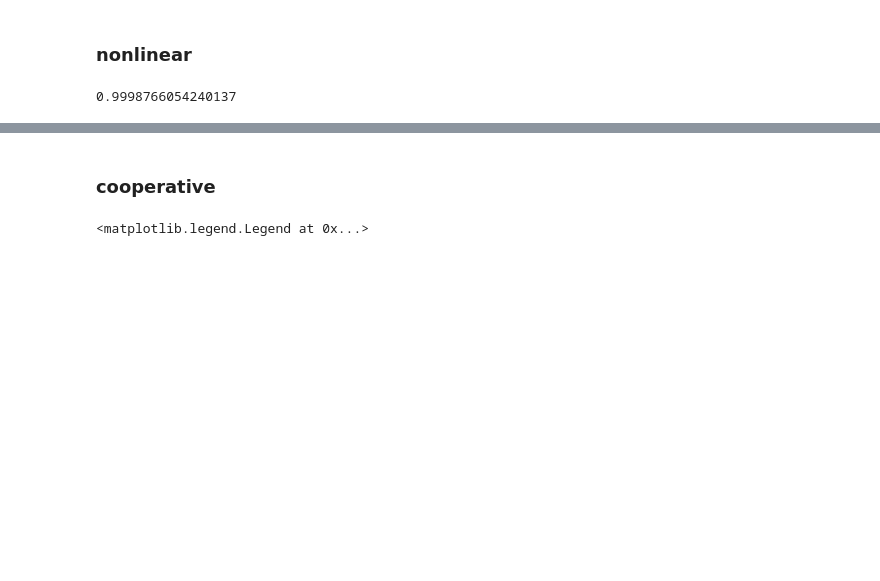
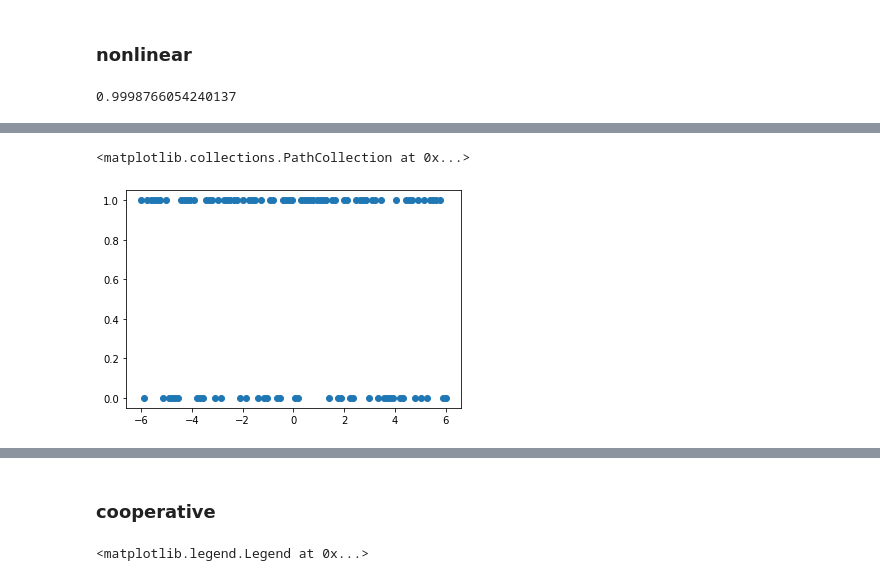
Before and after one commit to wooohoooo/thompson_sampling, a Jupyter notebook: 01_multi_armed_bandits.ipynb, the cells around one changed output, grey strips where cells are left out. Cells and saved outputs as stored; diff of their text form; code cells hidden in the pictures; blank space fills up the shorter version.

```diff
--- a/01_multi_armed_bandits.ipynb
+++ b/01_multi_armed_bandits.ipynb
@@ -199,0 +200,5 @@ nccb.get_optimal_arm(np.array([4.0])), nccb.get_optimal_arm(np.array([-9.0])), n
+# %%
+plt.scatter(X,np.array(optimal_y))
+# %% [output]
+<matplotlib.collections.PathCollection at 0x...>
+[figure, added]
```
Also changed, not shown: parts of 23 cells of this notebook, 8 other files.
